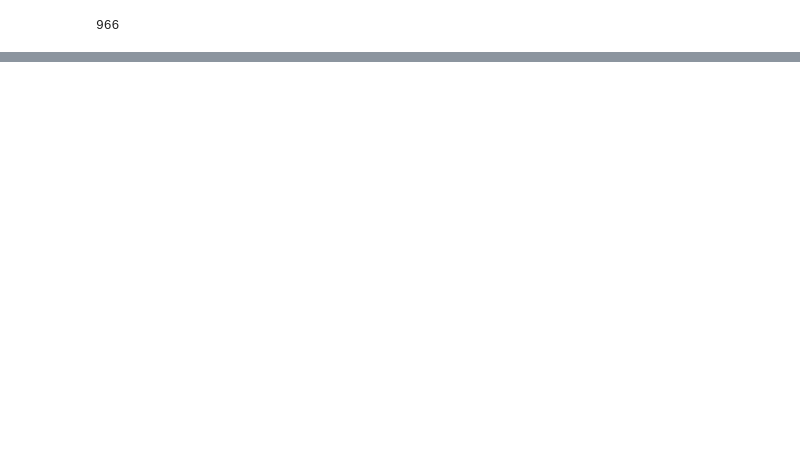
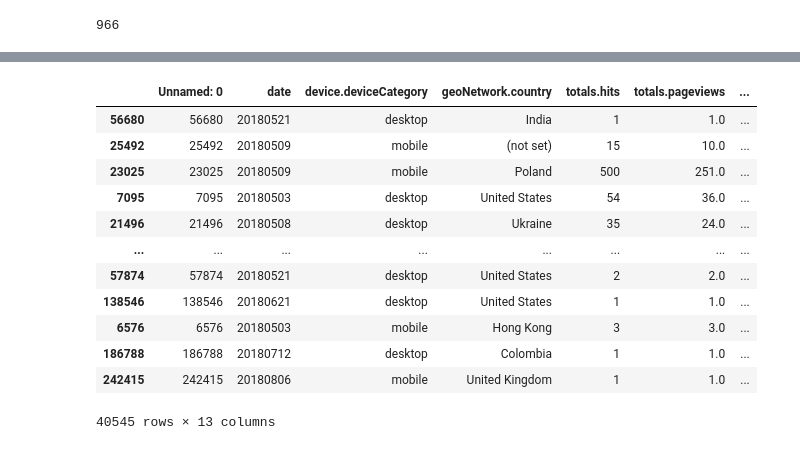
Before and after one commit to bsse1027/SPL-3, a Jupyter notebook: ML.ipynb, the cells around one changed output, grey strips where cells are left out. Drawn from its saved outputs; the diff is of its cells as text; code cells hidden in the pictures; blank space fills up the shorter version.

```diff
--- a/ML.ipynb
+++ b/ML.ipynb
@@ -43,0 +61,17 @@ len(nonAomalousSessions)
+# %%
+train_data = pd.concat([sampled_anomaly_train, sampled_nonAnomaly_train])
+train_data
+# %% [output]
+|  | Unnamed: 0 | date | device.deviceCategory | geoNetwork.country | totals.hits | totals.pageviews | ... |
+| 56680 | 56680 | 20180521 | desktop | India | 1 | 1.0 | ... |
+| 25492 | 25492 | 20180509 | mobile | (not set) | 15 | 10.0 | ... |
+| 23025 | 23025 | 20180509 | mobile | Poland | 500 | 251.0 | ... |
+| 7095 | 7095 | 20180503 | desktop | United States | 54 | 36.0 | ... |
+| 21496 | 21496 | 20180508 | desktop | Ukraine | 35 | 24.0 | ... |
+| ... | ... | ... | ... | ... | ... | ... | ... |
+| 57874 | 57874 | 20180521 | desktop | United States | 2 | 2.0 | ... |
+| 138546 | 138546 | 20180621 | desktop | United States | 1 | 1.0 | ... |
+| 6576 | 6576 | 20180503 | mobile | Hong Kong | 3 | 3.0 | ... |
+| 186788 | 186788 | 20180712 | desktop | Colombia | 1 | 1.0 | ... |
+| 242415 | 242415 | 20180806 | mobile | United Kingdom | 1 | 1.0 | ... |
+40545 rows × 13 columns
```
Also changed, not shown: parts of 20 cells of this notebook, 4 other files.
